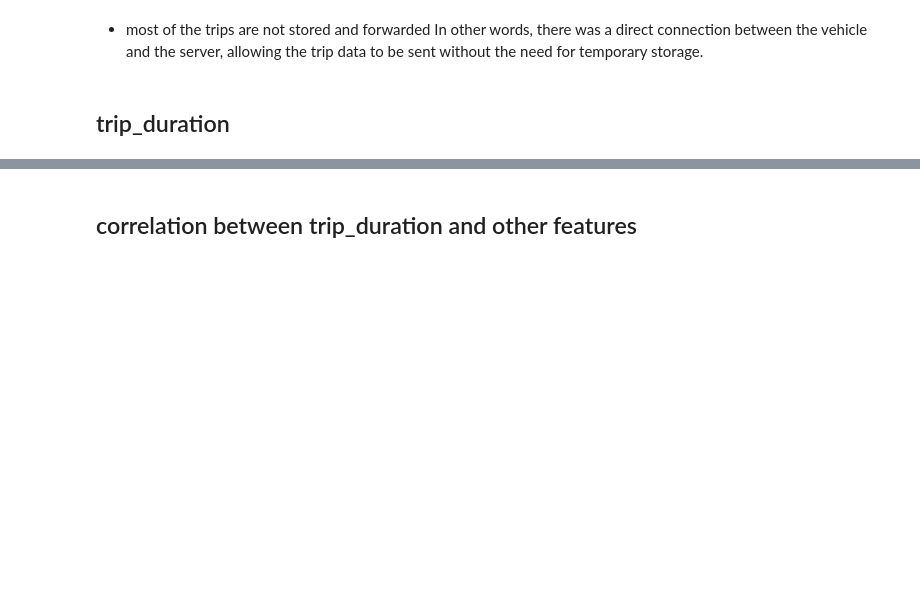
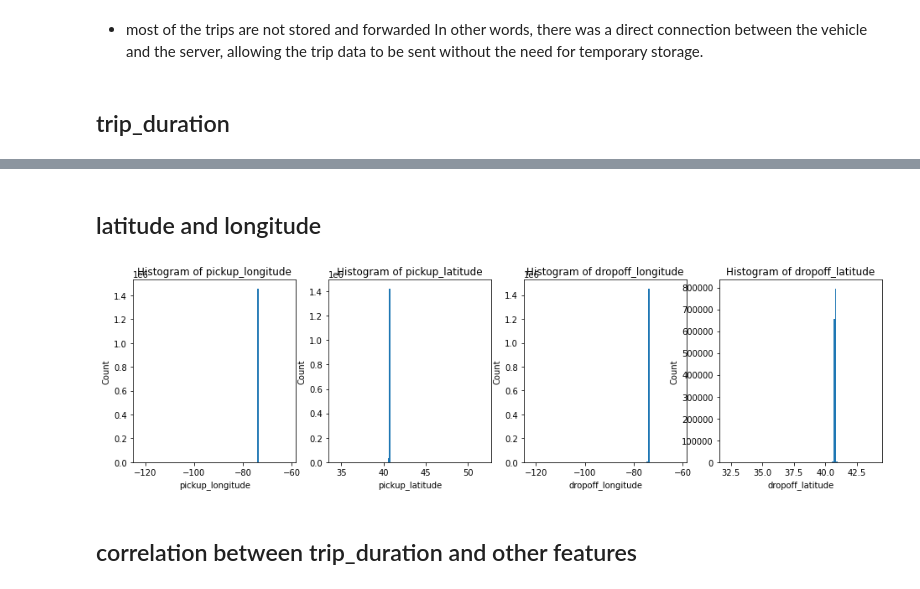
Before and after one commit to yousefelmahdy/Taxi-Trip-Duration-BD, a Jupyter notebook: EDA.ipynb, the cells around one changed output, grey strips where cells are left out. Saved outputs shown, nothing was run; the diff lists cells and outputs as text; code cells hidden in the pictures; blank space fills up the shorter version.

```diff
--- a/EDA.ipynb
+++ b/EDA.ipynb
@@ -155,3 +180,9 @@ numerical_histogram(train_df, "trip_duration")
+# %% [markdown]
+## latitude and longitude
+# %%
+numerical_histogram_columns(train_df, ["pickup_longitude", "pickup_latitude", "dropoff_longitude", "dropoff_latitude"])
+# %% [output]
+[figure, added]
 # %% [markdown]
 ## correlation between trip_duration and other features
 # %%
```
Also changed, not shown: parts of 8 cells of this notebook.
